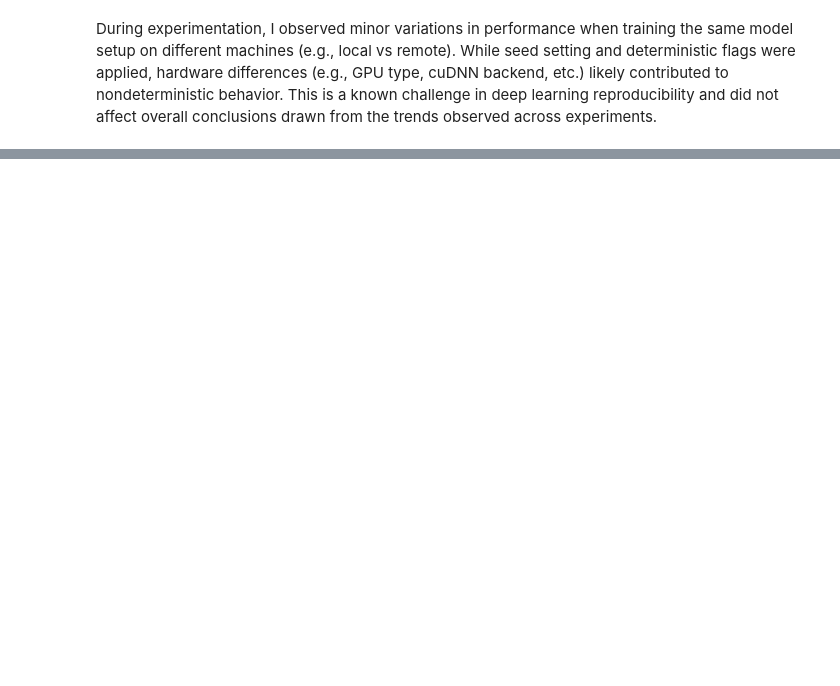
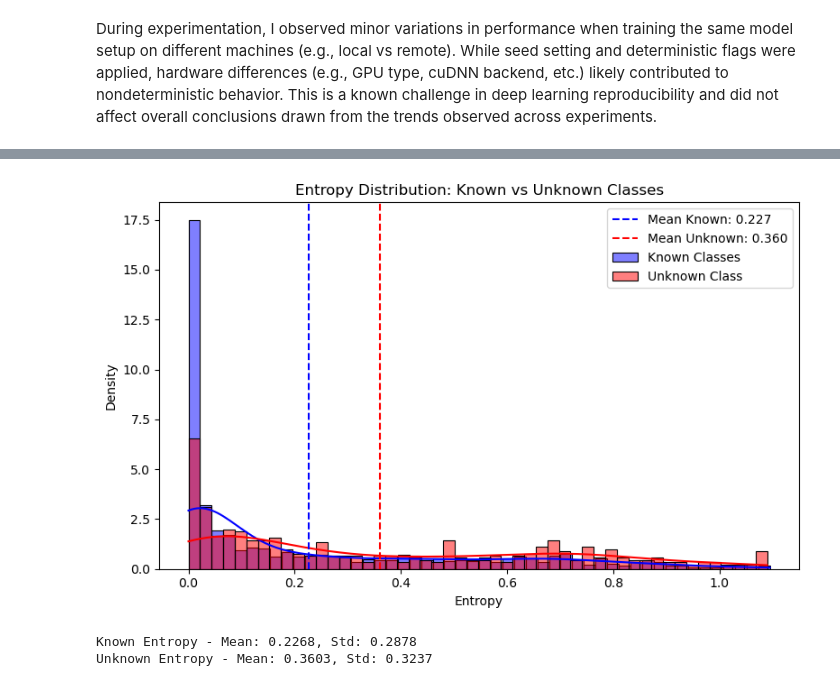
Before and after one commit to tihassfjord/FYS3033DL, a Jupyter notebook: newmain.ipynb, the cells around one changed output, grey strips where cells are left out. Drawn from its saved outputs; the diff is of its cells as text; code cells hidden in the pictures; blank space fills up the shorter version.

```diff
--- a/newmain.ipynb
+++ b/newmain.ipynb
@@ -810,0 +757,50 @@ print(" Entropy histograms for known and unknown classes plotted successfully.")
+# %%
+from src.vgg11bn import VGG11BN
+from src.utils import enable_dropout, mc_dropout_inference
+from src.evaluation import plot_entropy_hist
+import torch.nn.functional as F
+
+# Set seed and device
+set_seed(42)
+device = torch.device("cuda" if torch.cuda.is_available() else "cpu")
+# Load model
+best_model_path = "C:/Users/tihas/OneDrive - UiT Office 365/A_UIT/FYS-3033/HOME_EXAM/FYS3033DL/models/2c_SGD_dropout_sched_bs32_20250420_195456_best.pth"
+model = VGG11BN(num_classes=3, dropout=True)
+model.load_state_dict(torch.load(best_model_path, map_location=device))
+model.to(device)
+
+model.eval()
+enable_dropout(model)  # Activate dropout only
+
+# Entropy lists
+entropies_known = []
+entropies_unknown = []
+
+# Loop over known samples
+for sample in known_loader:
+    imgs = sample[0] if isinstance(sample, tuple) else sample # Unpack if it's a tuple (e.g., (data, labels)), otherwise use sample directly
+    for img in imgs:
+        mean_probs, entropy = mc_dropout_inference(model, img, T=10, device=device)
+        entropies_known.append(entropy)
+
+# Loop over unknown samples
+for sample in unknown_loader:
+    imgs = sample[0] if isinstance(sample, tuple) else sample
+    for img in imgs:
+        mean_probs, entropy = mc_dropout_inference(model, img, T=10)
+        entropies_unknown.append(entropy)
+
+# Plot histograms
+plot_entropy_hist(entropies_known, entropies_unknown)
+
+# Print stats
+mean_known = np.mean(entropies_known)
+mean_unknown = np.mean(entropies_unknown)
+std_known = np.std(entropies_known)
+std_unknown = np.std(entropies_unknown)
+print(f"Known Entropy - Mean: {mean_known:.4f}, Std: {std_known:.4f}")
+print(f"Unknown Entropy - Mean: {mean_unknown:.4f}, Std: {std_unknown:.4f}")
+# %% [output]
+[figure, added]
+Known Entropy - Mean: 0.2268, Std: 0.2878
+Unknown Entropy - Mean: 0.3603, Std: 0.3237
```
Also changed, not shown: parts of 21 cells of this notebook, 23 other files.
